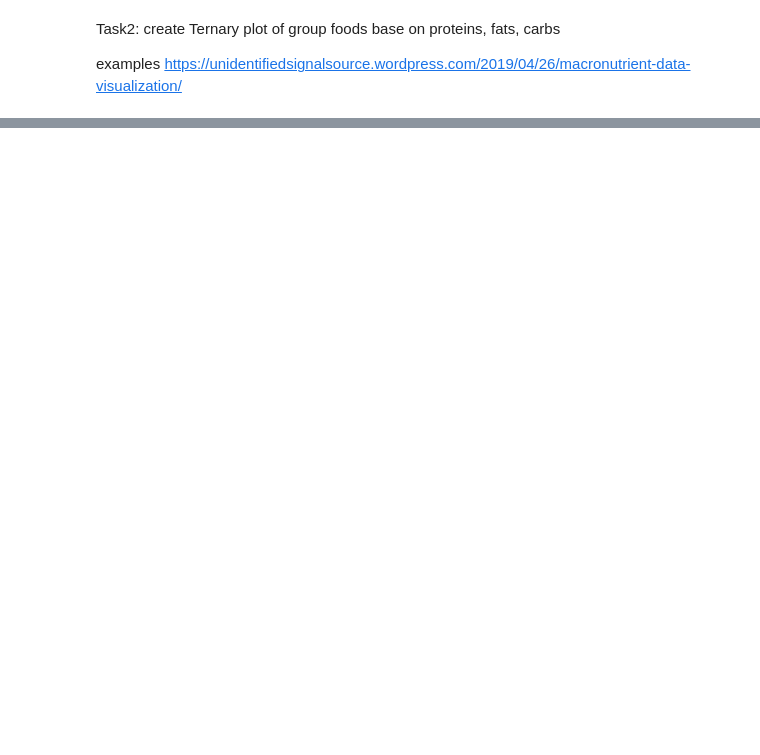
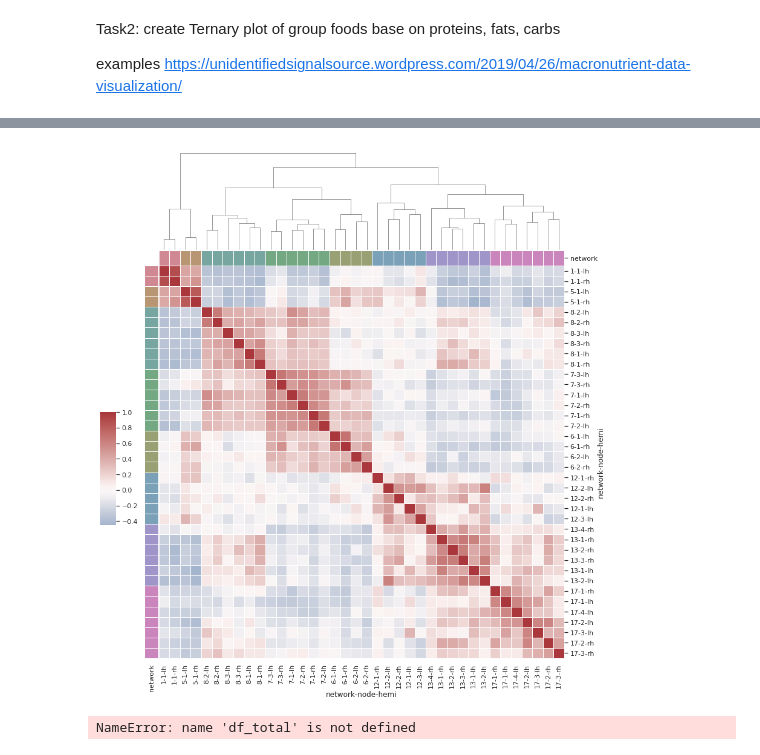
Before and after one commit to asimali004/Kaggle-Competition, a Jupyter notebook: fats-cabd-foods-raw.ipynb, the cells around one changed output, grey strips where cells are left out. Saved outputs shown, nothing was run; the diff lists cells and outputs as text; code cells hidden in the pictures; blank space fills up the shorter version.

Commit message:
Kaggle Notebook | Fats_Cabd_Foods_Raw | Version 9

```diff
--- a/fats-cabd-foods-raw.ipynb
+++ b/fats-cabd-foods-raw.ipynb
@@ -266,0 +309,45 @@ examples https://unidentifiedsignalsource.wordpress.com/2019/04/26/macronutrient
+# %%
+# Task 4: I like this seaborn, I found a code template online if you could modify them into our data.
+
+sns.set_theme()
+
+# Load the brain networks example dataset
+df = sns.load_dataset("brain_networks", header=[0, 1, 2], index_col=0)
+
+# Select a subset of the networks
+used_networks = [1, 5, 6, 7, 8, 12, 13, 17]
+used_columns = (df.columns.get_level_values("network")
+                          .astype(int)
+                          .isin(used_networks))
+df = df.loc[:, used_columns]
+
+# Create a categorical palette to identify the networks
+network_pal = sns.husl_palette(8, s=.45)
+network_lut = dict(zip(map(str, used_networks), network_pal))
+
+# Convert the palette to vectors that will be drawn on the side of the matrix
+networks = df.columns.get_level_values("network")
+network_colors = pd.Series(networks, index=df.columns).map(network_lut)
+
+# Draw the full plot
+g = sns.clustermap(df.corr(), center=0, cmap="vlag",
+                   row_colors=network_colors, col_colors=network_colors,
+                   dendrogram_ratio=(.1, .2),
+                   cbar_pos=(.02, .32, .03, .2),
+                   linewidths=.75, figsize=(12, 13))
+
+g.ax_row_dendrogram.remove()
+# %% [output]
+[figure, added]
+# %%
+sns.set(context='notebook', style='darkgrid', palette='deep', font='sans-serif', font_scale=1.25)
+
+# Set up a grid of axes with a polar projection
+g = sns.FacetGrid(df_total, col="Construct", hue="Run", col_wrap=5,    subplot_kws=dict(projection='polar'), size=5, sharex=False, sharey=False, despine=False)
+
+# Draw a scatterplot onto each axes in the grid
+g.map(plt.plot, 'Rad', 'y axis label', marker=".", ms=3,   ls='None').set_titles("{col_name}")
+
+plt.savefig('./image.pdf')
+# %% [output]
+NameError: name 'df_total' is not defined
```
Also changed, not shown: parts of 7 cells of this notebook.
